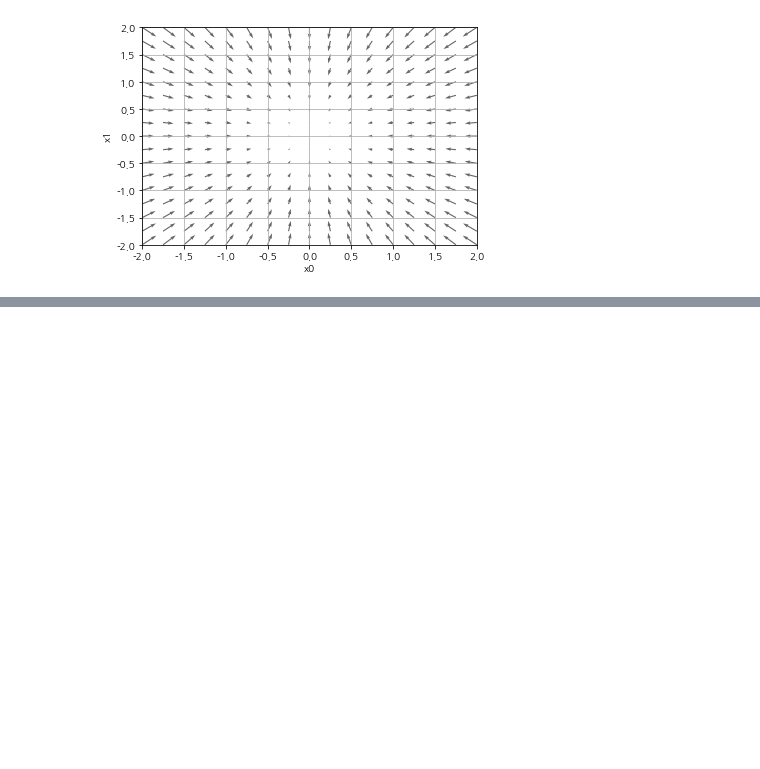
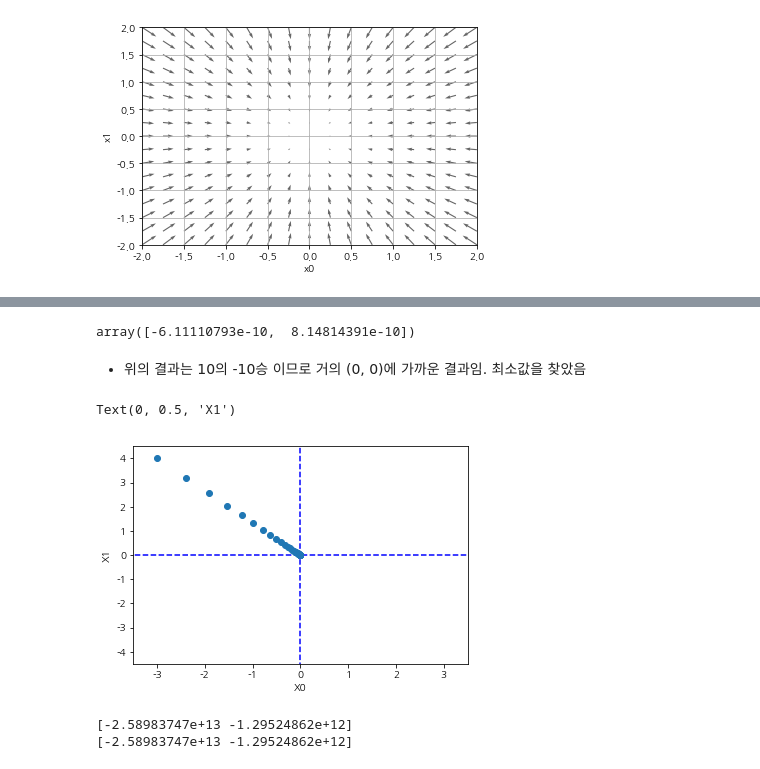
Before and after one commit to cloudallera/deep-learning-from-scratch, a Jupyter notebook: _mystudy/04_neuralnet_training.ipynb, the cells around one changed output, grey strips where cells are left out. Drawn from its saved outputs; the diff is of its cells as text; code cells hidden in the pictures; blank space fills up the shorter version.

```diff
--- a/_mystudy/04_neuralnet_training.ipynb
+++ b/_mystudy/04_neuralnet_training.ipynb
@@ -372,0 +418,64 @@ plt.grid()
+# %%
+# 경사 하강법 구현
+def gradient_descent(f, init_x, lr=0.01, step_num=100):   # f는 최적화 하려는 함수, init_x는 초기값, lr은 learning rate, step_num은 경사법에 따른 반복 회수
+    x = init_x
+
+    for i in range(step_num):
+        grad = numerical_gradient(f, x)
+        x -= lr * grad
+
+    return x
+# %%
+# 경사법으로 f(x0, x1) = x0^2 + x1^2 의 최소값 구하기
+def function_2(x):
+    return x[0]**2 + x[1]**2
+
+init_x = np.array([-3.0, 4.0])
+gradient_descent(function_2, init_x=init_x, lr=0.1, step_num=100)
+# %% [output]
+array([-6.11110793e-10,  8.14814391e-10])
+# %% [markdown]
+- 위의 결과는 10의 -10승 이므로 거의 (0, 0)에 가까운 결과임. 최소값을 찾았음
+# %%
+# 경사법에 의한 갱신 과정 그래프 : (x0, x1) 좌표의 궤적 그래프
+def gradient_descent(f, init_x, lr=0.01, step_num=100):
+    x = init_x
+    x_history = []      # 학습에 따른 (x0, x1) 좌표의 history를 저장하는 변수
+
+    for i in range(step_num):
+        x_history.append( x.copy() )
+
+        grad = numerical_gradient(f, x)
+        x -= lr * grad
+
+    return x, np.array(x_history)
+
+init_x = np.array([-3.0, 4.0])
+
+lr = 0.1
+step_num = 100
+x, x_history = gradient_descent(function_2, init_x, lr=lr, step_num=step_num)  # lr 값을 변경 시켜 가면서 재 실행 해보면, 학습율에 따라 학습 궤적이 달라짐을 알 수 있음
+
+plt.plot( [-5, 5], [0,0], '--b')
+plt.plot( [0,0], [-5, 5], '--b')
+plt.plot(x_history[:,0], x_history[:,1], 'o')
+
+plt.xlim(-3.5, 3.5)
+plt.ylim(-4.5, 4.5)
+plt.xlabel("X0")
+plt.ylabel("X1")
+# %% [output]
+Text(0, 0.5, 'X1')
+[figure, added]
+# %%
+# 학습률이 너무 큰 예 : lr=10.0
+init_x = np.array([-3.0, 4.0])
+x, x_history = gradient_descent(function_2, init_x=init_x, lr=10.0, step_num=100)    # 최소 값을 찾지 못함 (발산)
+print(x)
+
+# 학습률이 너무 작은 예 : lr=1e-10
+x, x_history = gradient_descent(function_2, init_x=init_x, lr=1e-5, step_num=100)    # 너무 조금 씩 갱신되어서 100번을 수행해도 거의 갱신되지 않음
+print(x)
+# %% [output]
+[-2.58983747e+13 -1.29524862e+12]
+[-2.58983747e+13 -1.29524862e+12]
```
Also changed, not shown: parts of 24 cells of this notebook.
